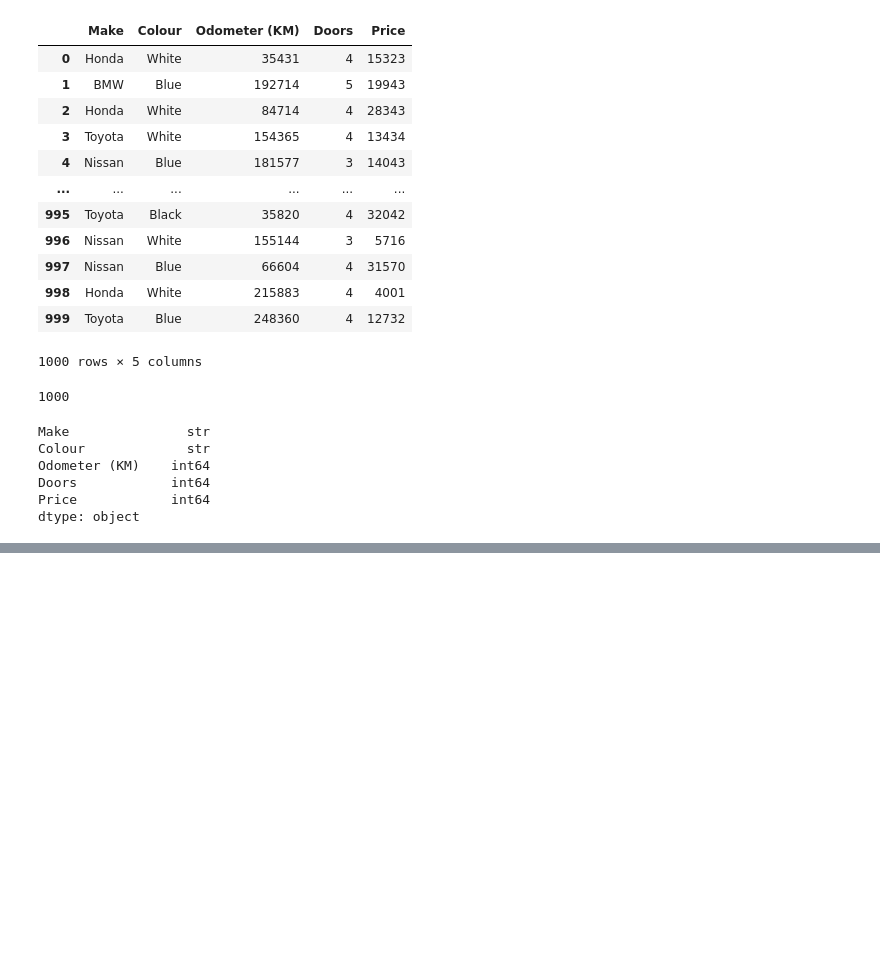
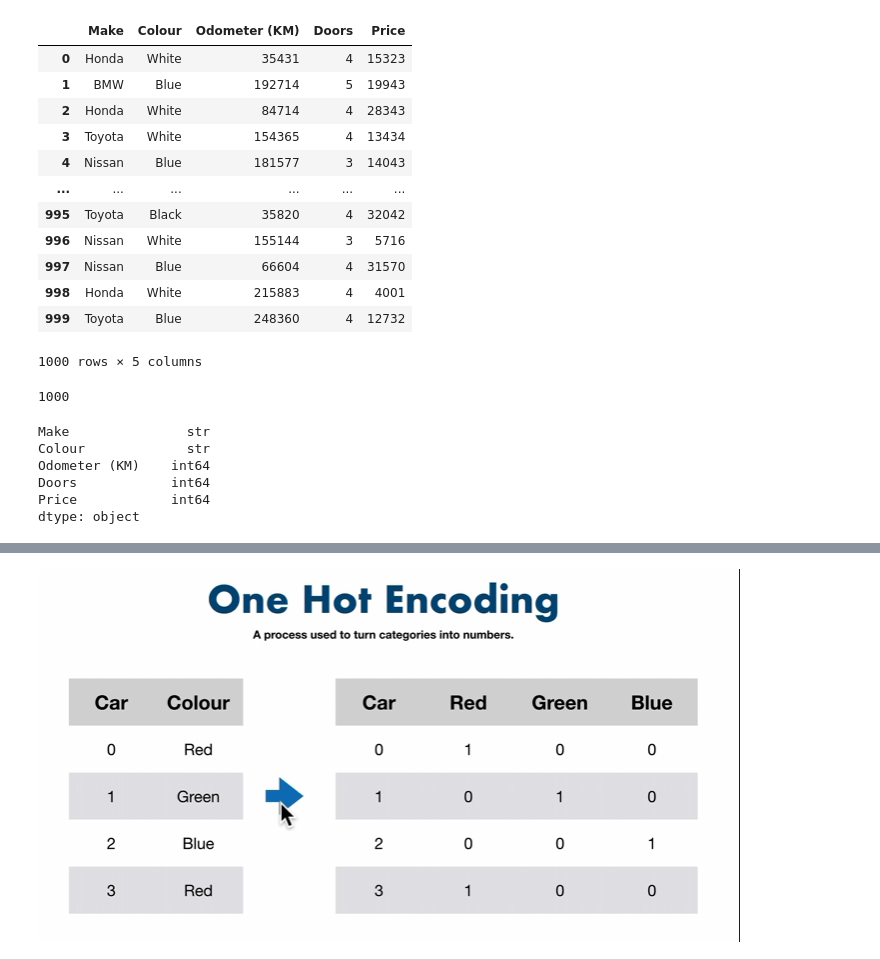
Before and after one commit to Abhilash5880/dataScience-scikit-learn-TensorFlow_project, a Jupyter notebook: intro_to_scikit-learn02.ipynb, the cells around one changed output, grey strips where cells are left out. Saved outputs shown, nothing was run; the diff lists cells and outputs as text; code cells hidden in the pictures; blank space fills up the shorter version.

```diff
--- a/intro_to_scikit-learn02.ipynb
+++ b/intro_to_scikit-learn02.ipynb
@@ -121,0 +189,5 @@ X_train, X_test, y_train, y_test = train_test_split(X, y, test_size=0.2)
+# %%
+from IPython.display import Image
+Image(filename='oneHotEncoder.png')
+# %% [output]
+[figure, added]
```
Also changed, not shown: parts of 5 cells of this notebook, 3 other files.
